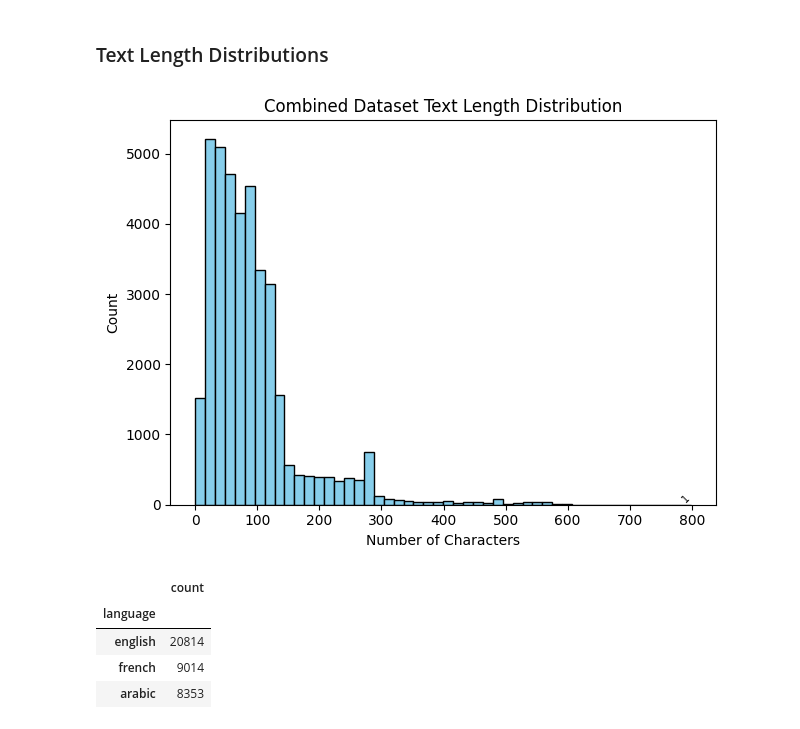
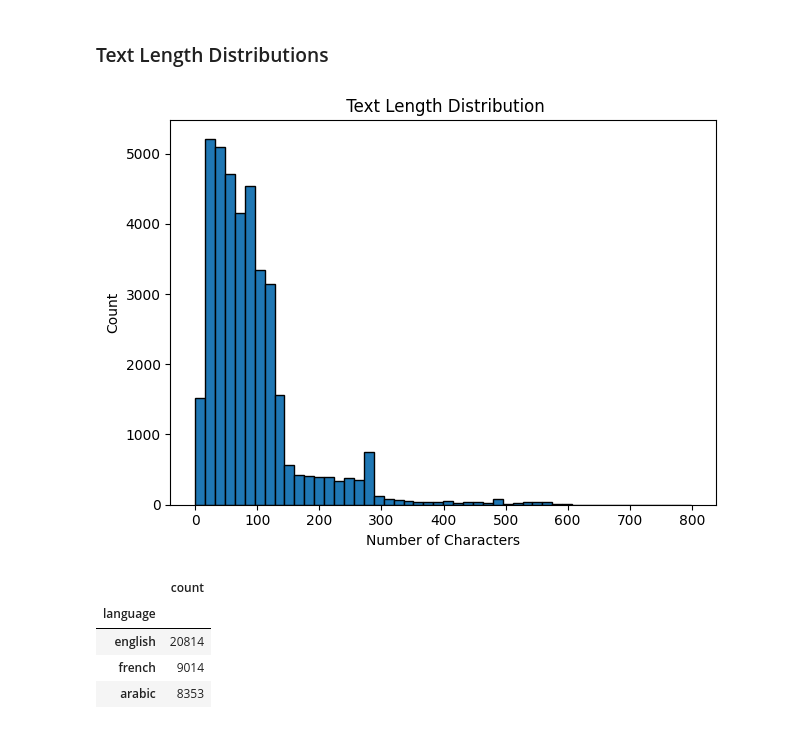
Before and after one commit to nadaamoharram/MLMA_Toxicity_Detection_Deep_Learning, a Jupyter notebook: data_cleaning.ipynb, the cells around one changed output. Cells and saved outputs as stored; diff of their text form; code cells hidden in the pictures.

```diff
--- a/data_cleaning.ipynb
+++ b/data_cleaning.ipynb
@@ -167,20 +149,20 @@ hate_df.loc[:, 'text'] = hate_df['text'].str.replace(r'@USER', '', regex=True).s
 # %%
 datasets = [
     ("Combined Dataset", hate_df),
 ]
 
 
 hate_df['text_length'] = hate_df['text_cleaned'].astype(str).apply(len)
-counts, bins, patches = plt.hist(hate_df['text_length'], bins=50, color=color, edgecolor='black')
-plt.title(f"{title} Text Length Distribution")
+counts, bins, patches = plt.hist(hate_df['text_length'], bins=50, edgecolor='black')
+plt.title(f" Text Length Distribution")
 plt.ylabel('Count')
 
-plt.text((bin_left + bin_right) / 2, count, str(int(count)),ha='center', va='bottom', fontsize=7, rotation=45)
+#plt.text((bin_left + bin_right) / 2, count, str(int(count)),ha='center', va='bottom', fontsize=7, rotation=45)
 plt.xlabel('Number of Characters')
 plt.tight_layout()
 plt.show()
 # %% [output]
-[figure, old version]
+[figure, new version]
 # %%
 hate_df['language'].value_counts()
 # %% [output]
```
Also changed, not shown: parts of 8 cells of this notebook, 14 other files.
